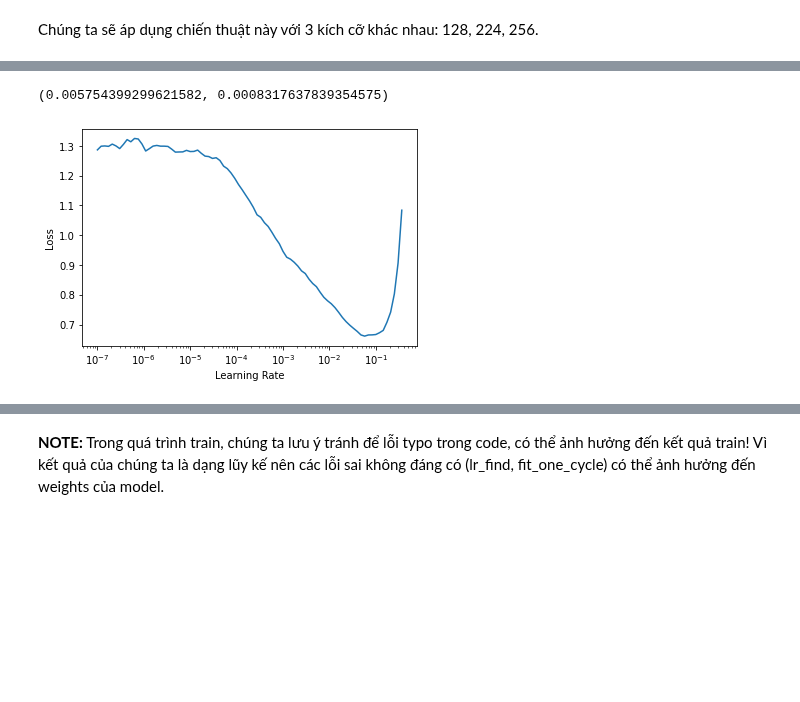
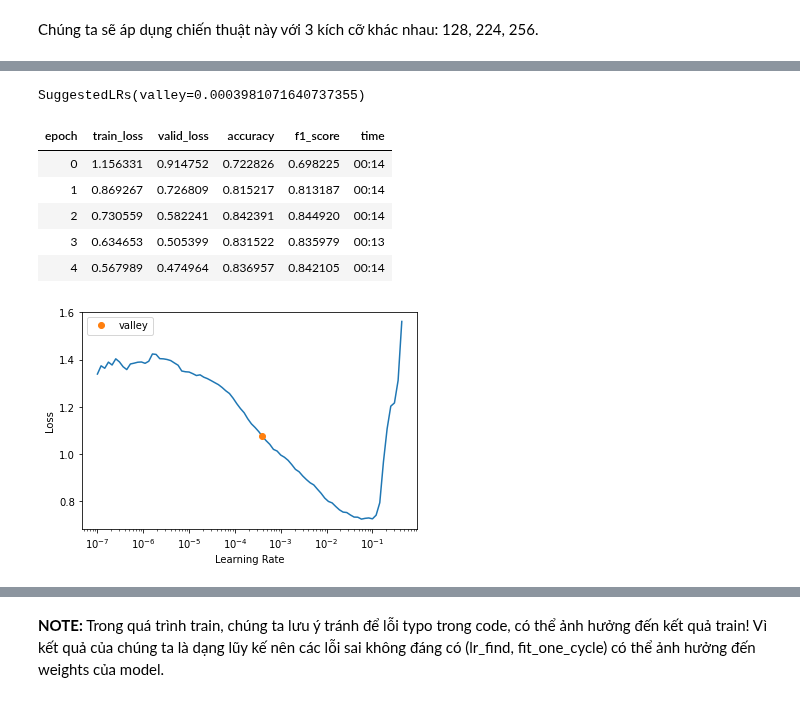
Before and after one commit to ddpham/swift_swallow_classification, a Jupyter notebook: nbs/fastai_advanced.ipynb, the cells around one changed output, grey strips where cells are left out. Drawn from its saved outputs; the diff is of its cells as text; code cells hidden in the pictures; blank space fills up the shorter version.

```diff
--- a/nbs/fastai_advanced.ipynb
+++ b/nbs/fastai_advanced.ipynb
@@ -7,8 +11,6 @@ from fastai.vision.all import *
 # Tạo dữ liệu
 # %%
 # Tạo path:
-home = '/mnt/d/practice/projects'
-# home = '/path/to/your/project'
-path = Path(f'{home}/swift_swallow/data/')
+path = Path('../data/train/')
 path.ls()
 # %% [output]
@@ -107,9 +123,16 @@ Chúng ta sẽ áp dụng chiến thuật này với 3 kích cỡ khác nhau: 12
 dls = get_dls(128, 128) # bs=128, size=128
 learn = cnn_learner(dls, resnet50, loss_func=CrossEntropyLossFlat(), metrics=[accuracy, F1Score()])
 # %%
-lr_min, lr_steep = learn.lr_find()
-lr_min, lr_steep
+lr_valley = learn.lr_find()
+print(lr_valley)
+learn.fit_one_cycle(5, lr_max=lr_valley)
 # %% [output]
 [interactive output not drawn]
-(0.005754399299621582, 0.0008317637839354575)
+SuggestedLRs(valley=0.0003981071640737355)
+| epoch | train_loss | valid_loss | accuracy | f1_score | time |
+| 0 | 1.156331 | 0.914752 | 0.722826 | 0.698225 | 00:14 |
+| 1 | 0.869267 | 0.726809 | 0.815217 | 0.813187 | 00:14 |
+| 2 | 0.730559 | 0.582241 | 0.842391 | 0.844920 | 00:14 |
+| 3 | 0.634653 | 0.505399 | 0.831522 | 0.835979 | 00:13 |
+| 4 | 0.567989 | 0.474964 | 0.836957 | 0.842105 | 00:14 |
-[figure, old version]
+[figure, new version]
```
Also changed, not shown: parts of 34 cells of this notebook.
